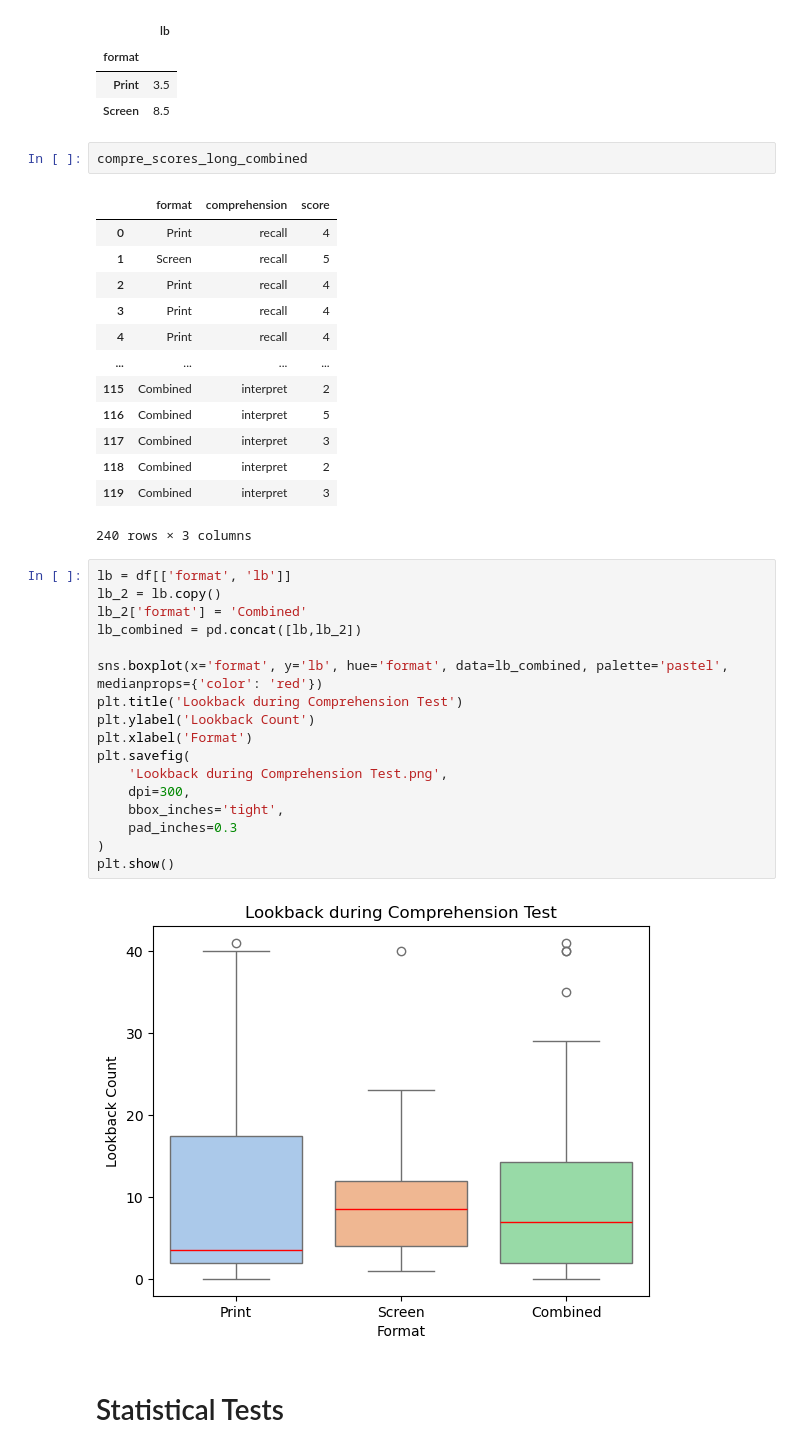
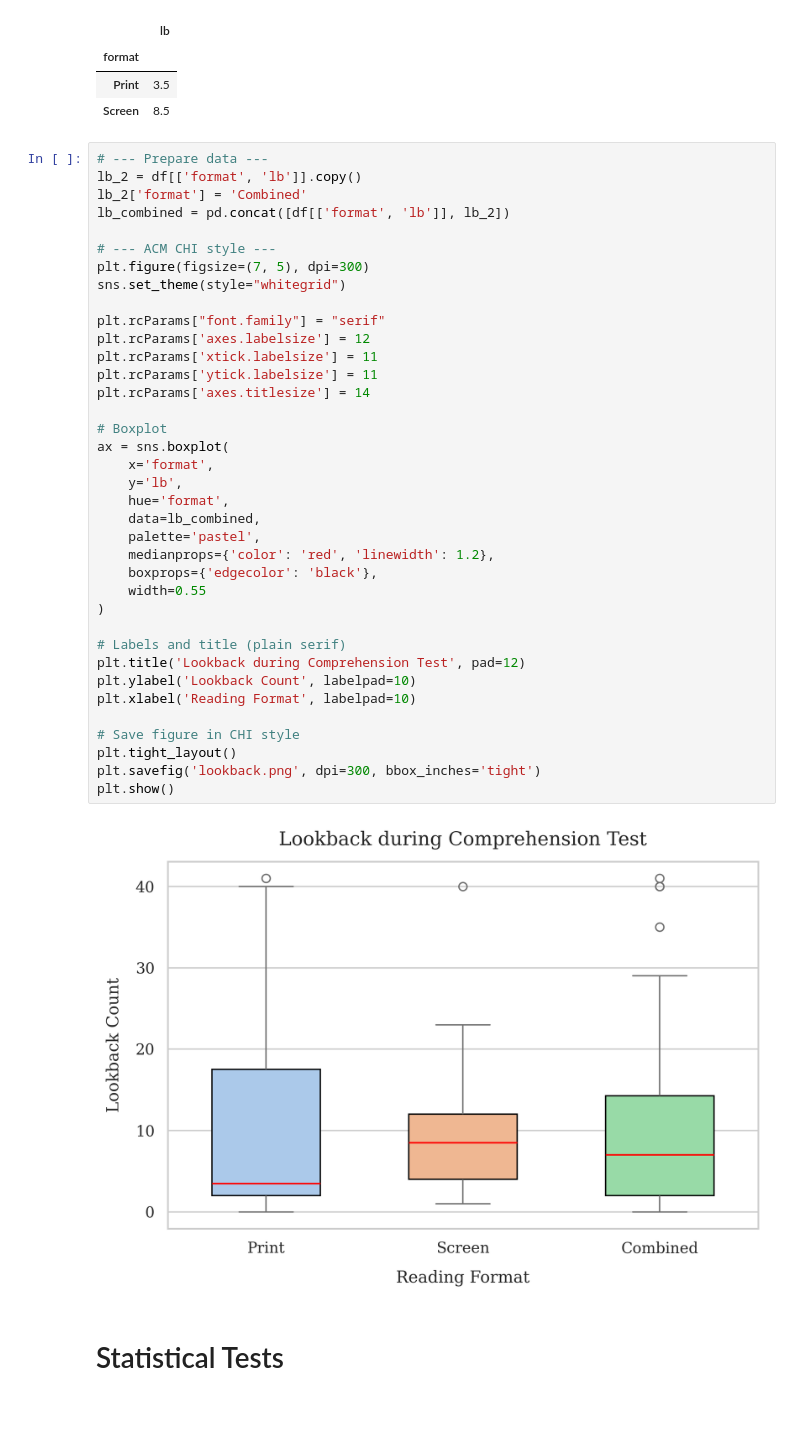
Before and after one commit to KyleCarlo/ScreenVSPrint, a Jupyter notebook: Notebook.ipynb, the cells around one changed output. Drawn from its saved outputs; the diff is of its cells as text; blank space fills up the shorter version.

```diff
--- a/Notebook.ipynb
+++ b/Notebook.ipynb
@@ -599,41 +771,45 @@ df[['format', 'lb']].groupby('format').median()
 | format |  |
 | Print | 3.5 |
 | Screen | 8.5 |
-# %%
-compre_scores_long_combined
-# %% [output]
-|  | format | comprehension | score |
-| 0 | Print | recall | 4 |
-| 1 | Screen | recall | 5 |
-| 2 | Print | recall | 4 |
-| 3 | Print | recall | 4 |
-| 4 | Print | recall | 4 |
-| ... | ... | ... | ... |
-| 115 | Combined | interpret | 2 |
-| 116 | Combined | interpret | 5 |
-| 117 | Combined | interpret | 3 |
-| 118 | Combined | interpret | 2 |
-| 119 | Combined | interpret | 3 |
-240 rows × 3 columns
 # %%
-lb = df[['format', 'lb']]
-lb_2 = lb.copy()
+# --- Prepare data ---
+lb_2 = df[['format', 'lb']].copy()
 lb_2['format'] = 'Combined'
-lb_combined = pd.concat([lb,lb_2])
+lb_combined = pd.concat([df[['format', 'lb']], lb_2])
 
-sns.boxplot(x='format', y='lb', hue='format', data=lb_combined, palette='pastel', medianprops={'color': 'red'})
-plt.title('Lookback during Comprehension Test')
-plt.ylabel('Lookback Count')
-plt.xlabel('Format')
-plt.savefig(
-    'Lookback during Comprehension Test.png',
-    dpi=300,
-    bbox_inches='tight',
-    pad_inches=0.3
+# --- ACM CHI style ---
+plt.figure(figsize=(7, 5), dpi=300)
+sns.set_theme(style="whitegrid")
+
+plt.rcParams["font.family"] = "serif"
+plt.rcParams['axes.labelsize'] = 12
+plt.rcParams['xtick.labelsize'] = 11
+plt.rcParams['ytick.labelsize'] = 11
+plt.rcParams['axes.titlesize'] = 14
+
+# Boxplot
+ax = sns.boxplot(
+    x='format',
+    y='lb',
+    hue='format',
+    data=lb_combined,
+    palette='pastel',
+    medianprops={'color': 'red', 'linewidth': 1.2},
+    boxprops={'edgecolor': 'black'},
+    width=0.55
 )
+
+# Labels and title (plain serif)
+plt.title('Lookback during Comprehension Test', pad=12)
+plt.ylabel('Lookback Count', labelpad=10)
+plt.xlabel('Reading Format', labelpad=10)
+
+# Save figure in CHI style
+plt.tight_layout()
+plt.savefig('lookback.png', dpi=300, bbox_inches='tight')
 plt.show()
 # %% [output]
-[figure, old version]
+[figure, new version]
 # %% [markdown]
 # Statistical Tests
 # %%
```
Also changed, not shown: parts of 26 cells of this notebook, 18 other files.
